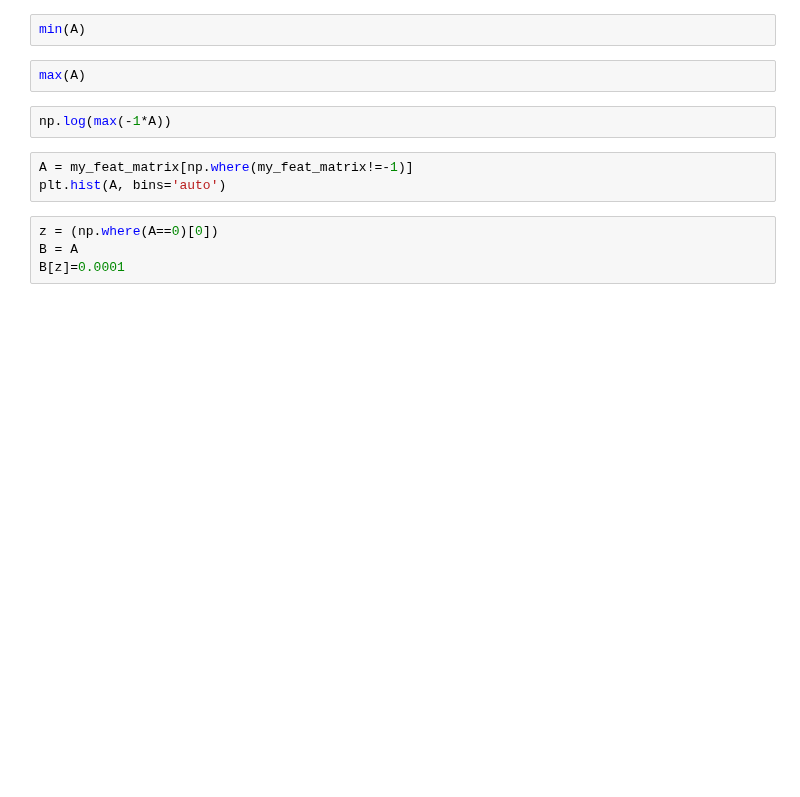
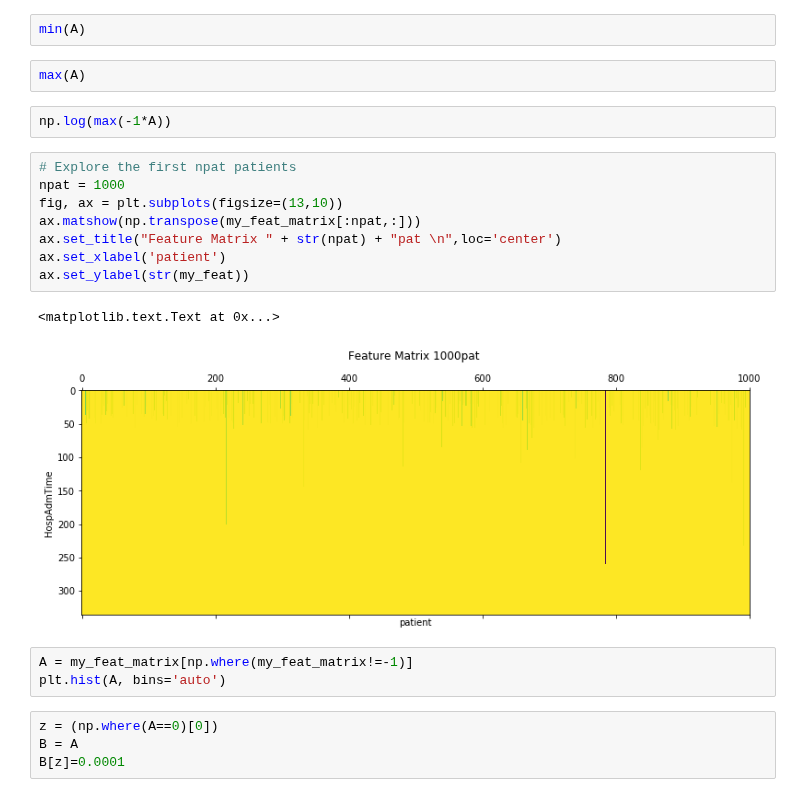
Before and after one commit to malfarasplux/pnet2019, a Jupyter notebook: explore_ipynb/hospadmtime_matrix.ipynb, the cells around one changed output. Cells and saved outputs as stored; diff of their text form; blank space fills up the shorter version.

Commit message:
ESN rectify attempt, added plot patient features

```diff
--- a/explore_ipynb/hospadmtime_matrix.ipynb
+++ b/explore_ipynb/hospadmtime_matrix.ipynb
@@ -142,6 +142,17 @@ min(A)
 max(A)
 # %%
 np.log(max(-1*A))
+# %%
+# Explore the first npat patients
+npat = 1000
+fig, ax = plt.subplots(figsize=(13,10))
+ax.matshow(np.transpose(my_feat_matrix[:npat,:]))
+ax.set_title("Feature Matrix " + str(npat) + "pat \n",loc='center')
+ax.set_xlabel('patient')
+ax.set_ylabel(str(my_feat))
+# %% [output]
+<matplotlib.text.Text at 0x...>
+[figure, added]
 # %%
 A = my_feat_matrix[np.where(my_feat_matrix!=-1)]
 plt.hist(A, bins='auto')
```
Also changed, not shown: 2 other files.
